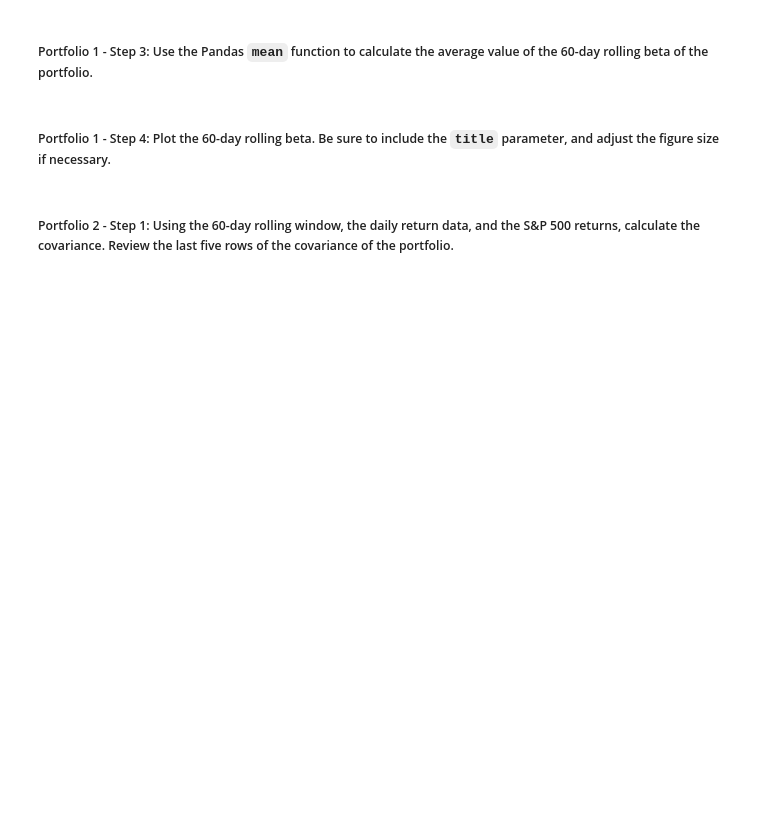
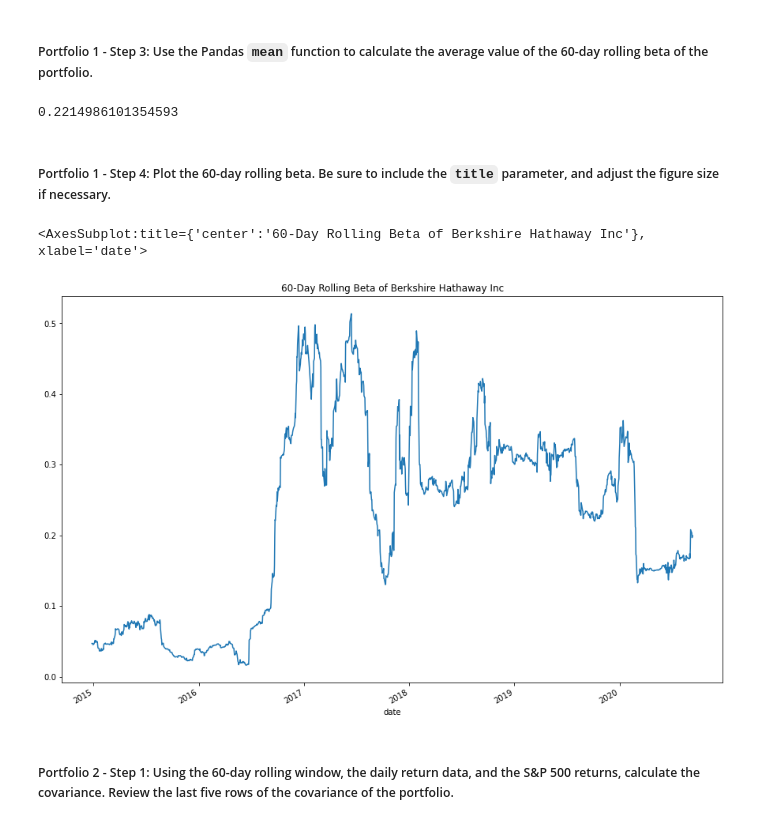
Before and after one commit to saucetech/risk-return-analysis, a Jupyter notebook: risk_return_analysis.ipynb, the cells around one changed output. Saved outputs shown, nothing was run; the diff lists cells and outputs as text; code cells hidden in the pictures; blank space fills up the shorter version.

```diff
--- a/risk_return_analysis.ipynb
+++ b/risk_return_analysis.ipynb
@@ -360,4 +360,5 @@ Your analysis is nearing completion. Now, you need to evaluate how the portfolio
 #### Use the Pandas `var` function to calculate the variance of the S&P 500 by using a 60-day rolling window. Visualize the last five rows of the variance of the S&P 500.
 # %%
 # Calculate the variance of the S&P 500 using a rolling 60-day window.
-# YOUR CODE HERE
+SP500_60_day_variance = whales_daily_returns_df.loc[:, "S&P 500"].rolling(window=60).var()
+SP500_60_day_variance.tail()
@@ -376,4 +385,5 @@ Your analysis is nearing completion. Now, you need to evaluate how the portfolio
 # %%
 # Calculate the covariance using a 60-day rolling window
 # Review the last five rows of the covariance data
-# YOUR CODE HERE
+BH_60_day_covariance = whales_daily_returns_df["BERKSHIRE HATHAWAY INC"].rolling(window=60).cov(whales_daily_returns_df["S&P 500"])
+BH_60_day_covariance.tail()
@@ -382,4 +400,5 @@ Your analysis is nearing completion. Now, you need to evaluate how the portfolio
 # %%
 # Calculate the beta based on the 60-day rolling covariance compared to the market (S&P 500)
 # Review the last five rows of the beta information
-# YOUR CODE HERE
+BH_beta = BH_60_day_covariance / SP500_60_day_variance
+BH_beta.tail()
@@ -387,13 +414,18 @@ Your analysis is nearing completion. Now, you need to evaluate how the portfolio
 ##### Portfolio 1 - Step 3: Use the Pandas `mean` function to calculate the average value of the 60-day rolling beta of the portfolio.
 # %%
 # Calculate the average of the 60-day rolling beta
-# YOUR CODE HERE
+BH_beta.mean()
+# %% [output]
+0.2214986101354593
 # %% [markdown]
 ##### Portfolio 1 - Step 4: Plot the 60-day rolling beta. Be sure to include the `title` parameter, and adjust the figure size if necessary.
 # %%
 # Plot the rolling beta
 # Include a title parameter and adjust the figure size
-# YOUR CODE HERE
+BH_beta.plot(figsize=(15,10), title = "60-Day Rolling Beta of Berkshire Hathaway Inc")
+# %% [output]
+<AxesSubplot:title={'center':'60-Day Rolling Beta of Berkshire Hathaway Inc'}, xlabel='date'>
+[figure, added]
 # %% [markdown]
 ##### Portfolio 2 - Step 1: Using the 60-day rolling window, the daily return data, and the S&P 500 returns, calculate the covariance. Review the last five rows of the covariance of the portfolio.
 # %%
```
Also changed, not shown: parts of 9 cells of this notebook.
